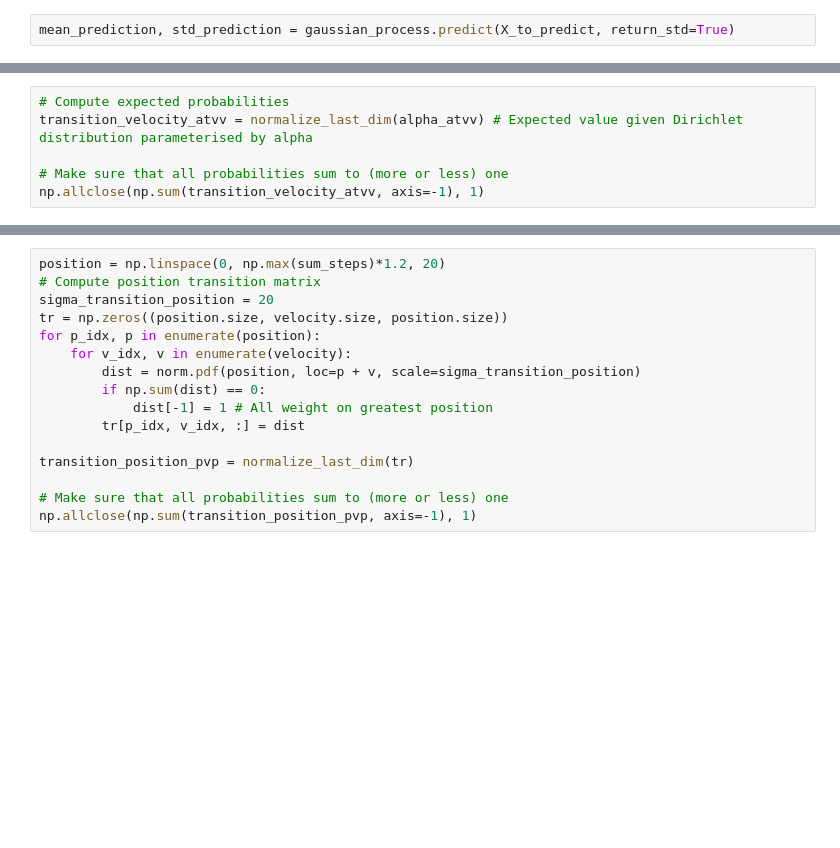
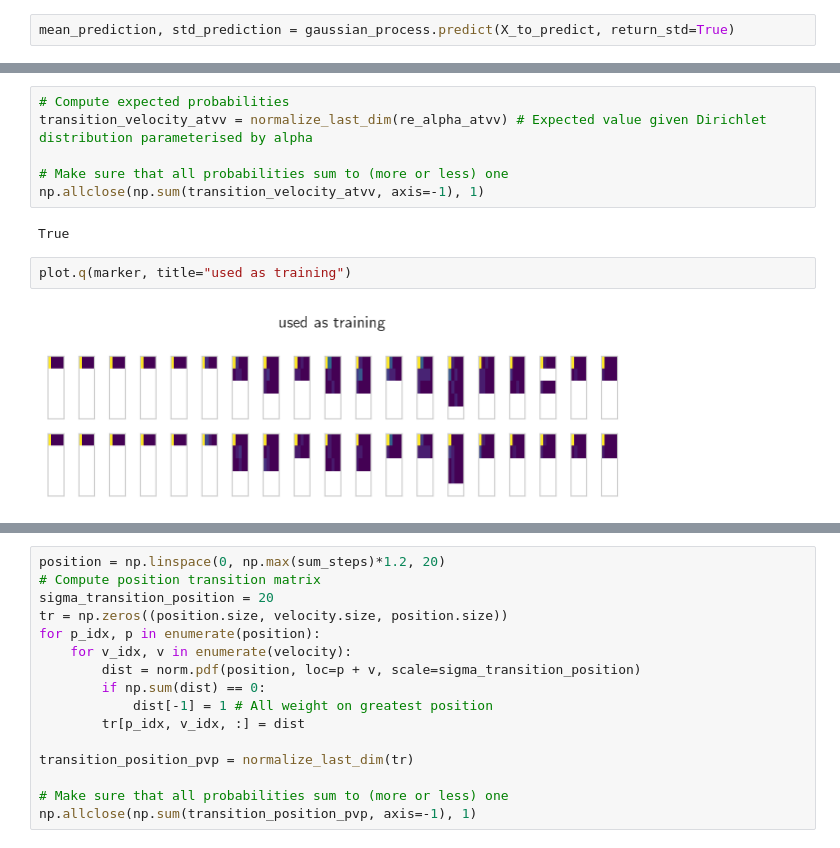
Before and after one commit to AurelienNioche/MAppAnalysis, a Jupyter notebook: notebooks/active_inference/main4.ipynb, the cells around one changed output, grey strips where cells are left out. Cells and saved outputs as stored; diff of their text form; blank space fills up the shorter version.

```diff
--- a/notebooks/active_inference/main4.ipynb
+++ b/notebooks/active_inference/main4.ipynb
@@ -213,9 +223,15 @@ mean_prediction, std_prediction = gaussian_process.predict(X_to_predict, return_
 # %%
 # Compute expected probabilities
-transition_velocity_atvv = normalize_last_dim(alpha_atvv) # Expected value given Dirichlet distribution parameterised by alpha
+transition_velocity_atvv = normalize_last_dim(re_alpha_atvv) # Expected value given Dirichlet distribution parameterised by alpha
 
 # Make sure that all probabilities sum to (more or less) one
 np.allclose(np.sum(transition_velocity_atvv, axis=-1), 1)
+# %% [output]
+True
+# %%
+plot.q(marker, title="used as training")
+# %% [output]
+[figure, added]
 # %%
 # Plot
 plot.q(transition_velocity_atvv,
```
Also changed, not shown: parts of 12 cells of this notebook, 2 other files.
